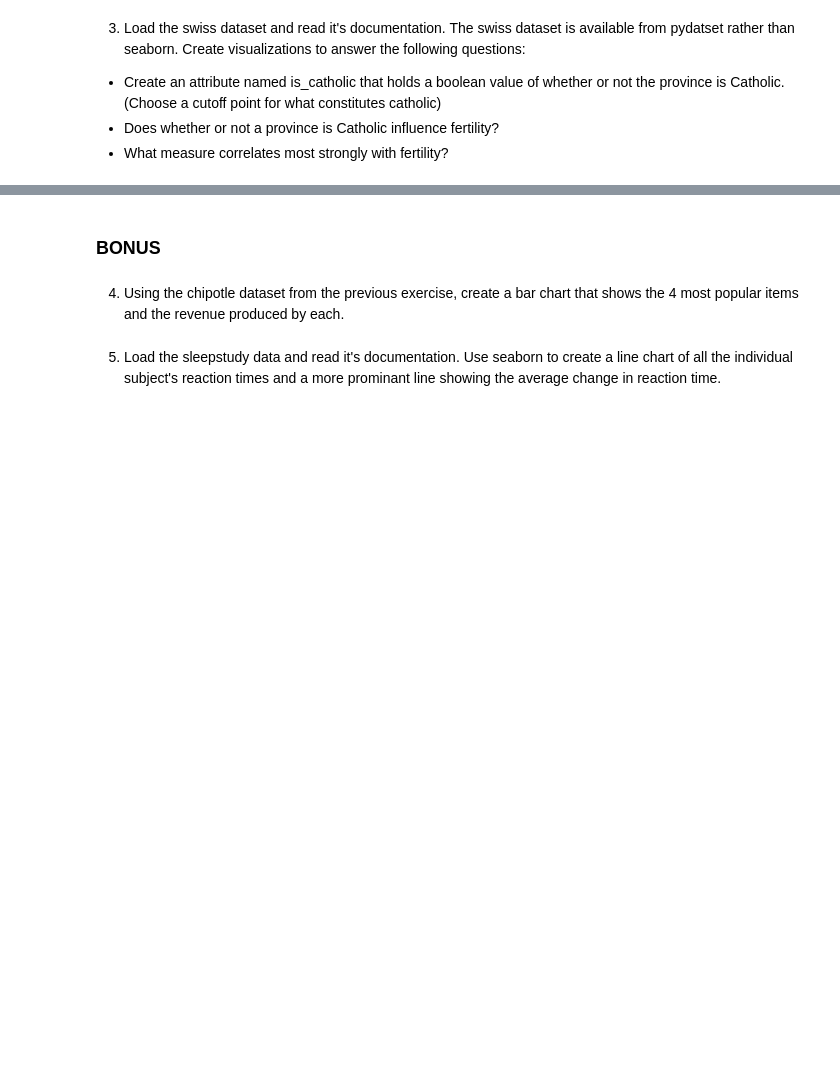
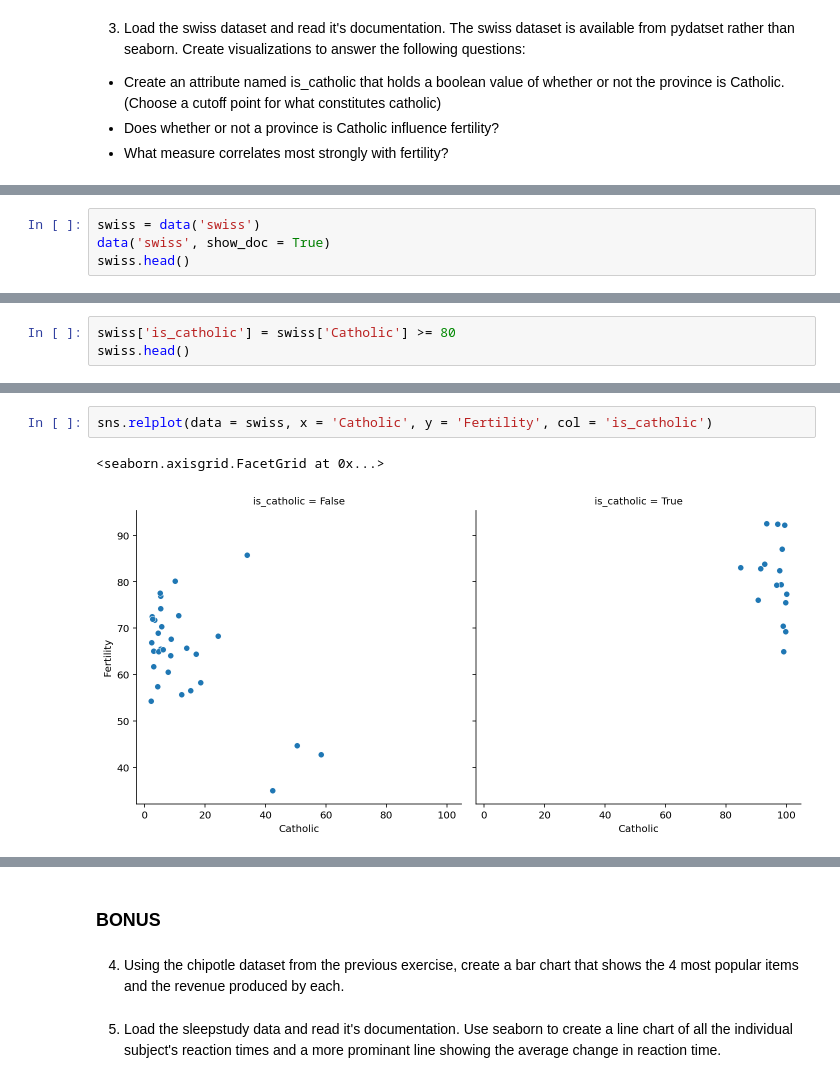
Before and after one commit to QMCBT-JustinEvans/numpy-pandas-visualization-exercises, a Jupyter notebook: seaborn_exercises.ipynb, the cells around one changed output, grey strips where cells are left out. Cells and saved outputs as stored; diff of their text form; blank space fills up the shorter version.

```diff
--- a/seaborn_exercises.ipynb
+++ b/seaborn_exercises.ipynb
@@ -136,0 +247,4 @@ Plot the x and y values from the anscombe data. Each dataset should be in a sepa
+# %%
+swiss = data('swiss')
+data('swiss', show_doc = True)
+swiss.head()
@@ -136,0 +285,3 @@ Plot the x and y values from the anscombe data. Each dataset should be in a sepa
+# %%
+swiss['is_catholic'] = swiss['Catholic'] >= 80
+swiss.head()
@@ -136,0 +295,5 @@ Plot the x and y values from the anscombe data. Each dataset should be in a sepa
+# %%
+sns.relplot(data = swiss, x = 'Catholic', y = 'Fertility', col = 'is_catholic')
+# %% [output]
+<seaborn.axisgrid.FacetGrid at 0x...>
+[figure, added]
```
Also changed, not shown: parts of 23 cells of this notebook.
